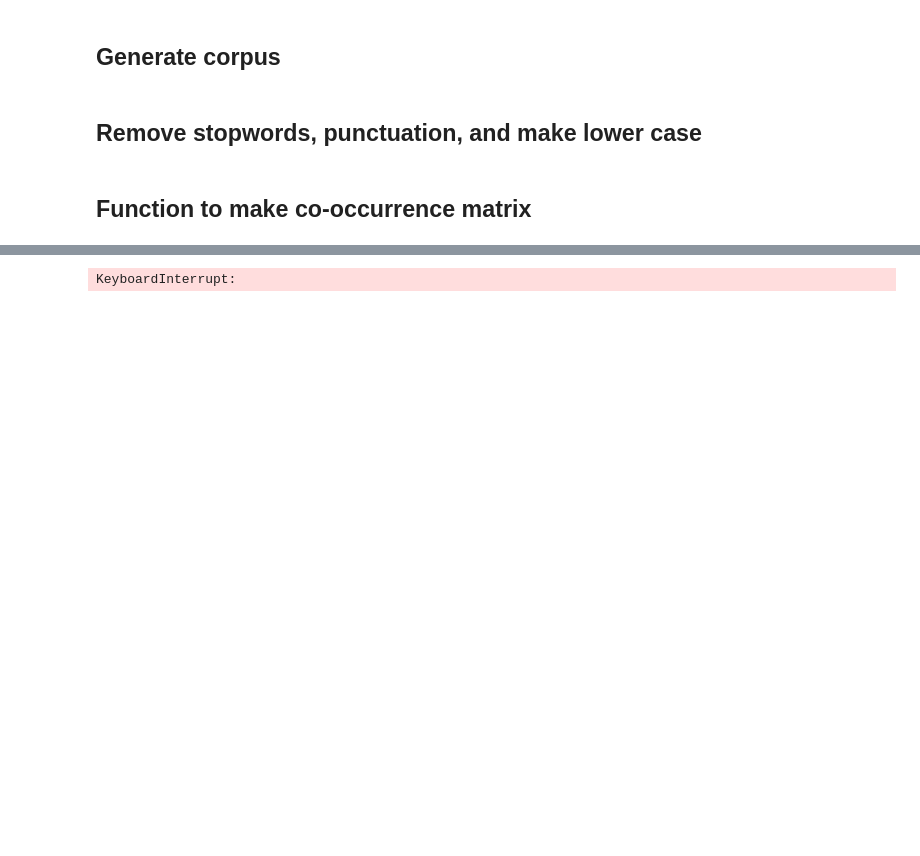
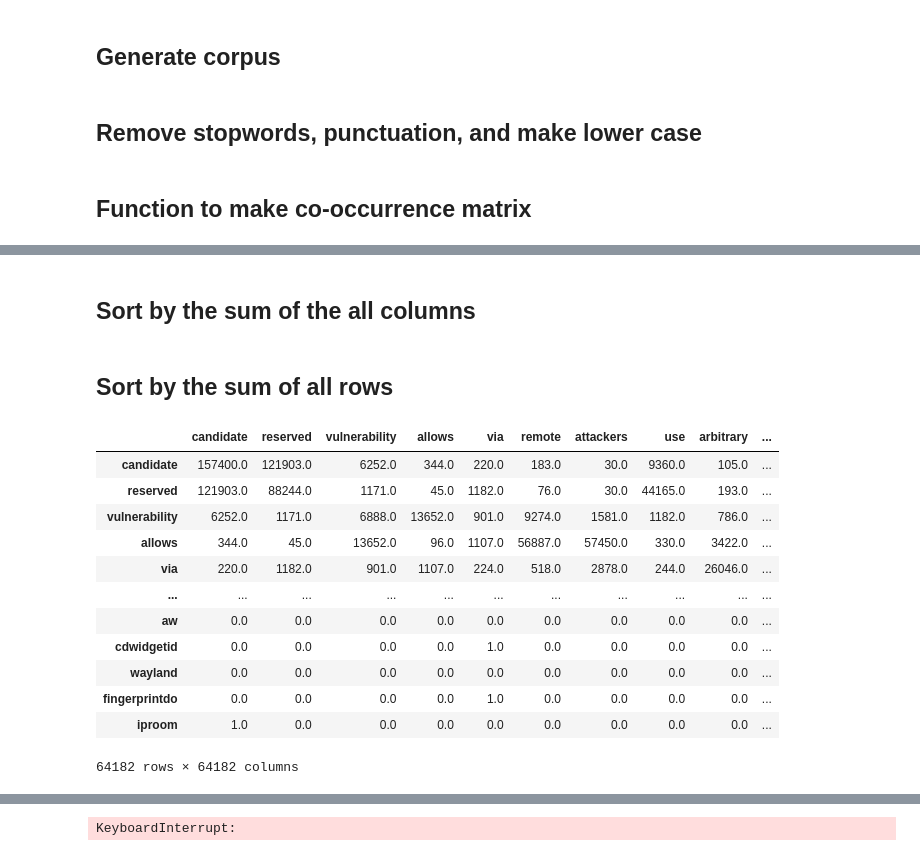
Before and after one commit to twlim1/VulnerWatch, a Jupyter notebook: Ivan_CVE_Analysis/Step2_CVE_explore_matrix.ipynb, the cells around one changed output, grey strips where cells are left out. Cells and saved outputs as stored; diff of their text form; code cells hidden in the pictures; blank space fills up the shorter version.

Commit message:
Updated CVE word-word co-matrix

```diff
--- a/Ivan_CVE_Analysis/Step2_CVE_explore_matrix.ipynb
+++ b/Ivan_CVE_Analysis/Step2_CVE_explore_matrix.ipynb
@@ -64,15 +64,11 @@ def generate_co_occurrence_matrix(corpus,window):
     vocab = list(vocab)
     vocab_index = {word: i for i, word in enumerate(vocab)}
 
-    # Create bigrams from all words in corpus
-    #bi_grams = list(bigrams(corpus))
-    #print(bi_grams[0:10])
-
     # Ivan - Modification - Window N
     print('[START] Create word pairs')
     N_grams = []
     for i in range(len(corpus)):
-        for j in range(1,N+1):
+        for j in range(1,window+1):
             if i+j<len(corpus):
                 N_grams.append((corpus[i],corpus[i+j]))
             if i-j>=0:
@@ -140,0 +114,29 @@ benefit                 0.0                    0.0     0.0      0.0
+# %% [markdown]
+## Sort by the sum of the all columns
+# %%
+#Sort rows of data_matrix by the sum of the columns of each row in descending order
+data_matrix['sum_column'] = data_matrix.sum(axis=1)
+data_matrix = data_matrix.sort_values(by='sum_column', ascending=False)
+data_matrix = data_matrix.drop(columns=['sum_column'])
+# %% [markdown]
+## Sort by the sum of all rows
+# %%
+data_matrix.loc['sum_row'] = data_matrix.sum(axis=1)
+data_matrix = data_matrix.sort_values(by = 'sum_row',ascending=False, axis=1)
+data_matrix = data_matrix.drop(index='sum_row')
+# %%
+data_matrix
+# %% [output]
+|  | candidate | reserved | vulnerability | allows | via | remote | attackers | use | arbitrary | ... |
+| candidate | 157400.0 | 121903.0 | 6252.0 | 344.0 | 220.0 | 183.0 | 30.0 | 9360.0 | 105.0 | ... |
+| reserved | 121903.0 | 88244.0 | 1171.0 | 45.0 | 1182.0 | 76.0 | 30.0 | 44165.0 | 193.0 | ... |
+| vulnerability | 6252.0 | 1171.0 | 6888.0 | 13652.0 | 901.0 | 9274.0 | 1581.0 | 1182.0 | 786.0 | ... |
+| allows | 344.0 | 45.0 | 13652.0 | 96.0 | 1107.0 | 56887.0 | 57450.0 | 330.0 | 3422.0 | ... |
+| via | 220.0 | 1182.0 | 901.0 | 1107.0 | 224.0 | 518.0 | 2878.0 | 244.0 | 26046.0 | ... |
+| ... | ... | ... | ... | ... | ... | ... | ... | ... | ... | ... |
+| aw | 0.0 | 0.0 | 0.0 | 0.0 | 0.0 | 0.0 | 0.0 | 0.0 | 0.0 | ... |
+| cdwidgetid | 0.0 | 0.0 | 0.0 | 0.0 | 1.0 | 0.0 | 0.0 | 0.0 | 0.0 | ... |
+| wayland | 0.0 | 0.0 | 0.0 | 0.0 | 0.0 | 0.0 | 0.0 | 0.0 | 0.0 | ... |
+| fingerprintdo | 0.0 | 0.0 | 0.0 | 0.0 | 1.0 | 0.0 | 0.0 | 0.0 | 0.0 | ... |
+| iproom | 1.0 | 0.0 | 0.0 | 0.0 | 0.0 | 0.0 | 0.0 | 0.0 | 0.0 | ... |
+64182 rows × 64182 columns
```
Also changed, not shown: parts of 8 cells of this notebook, 1 other file.
